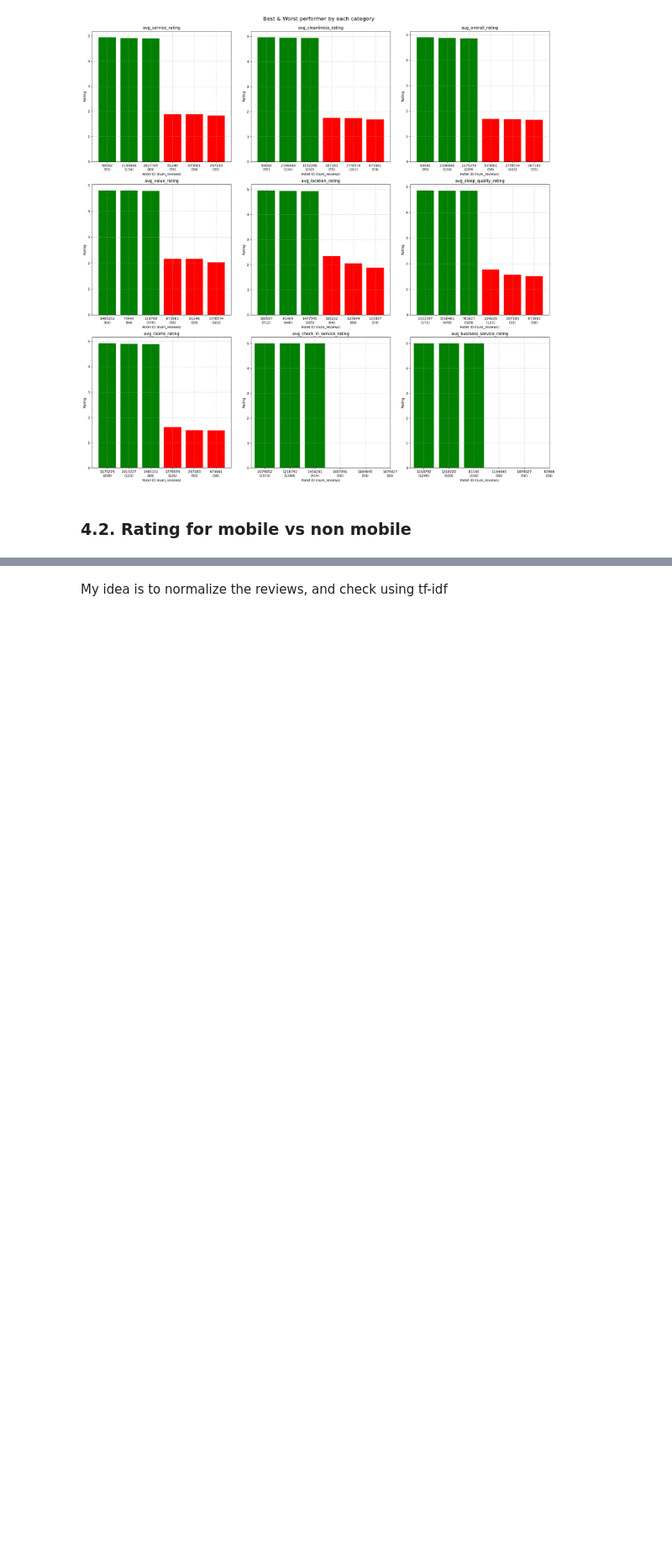
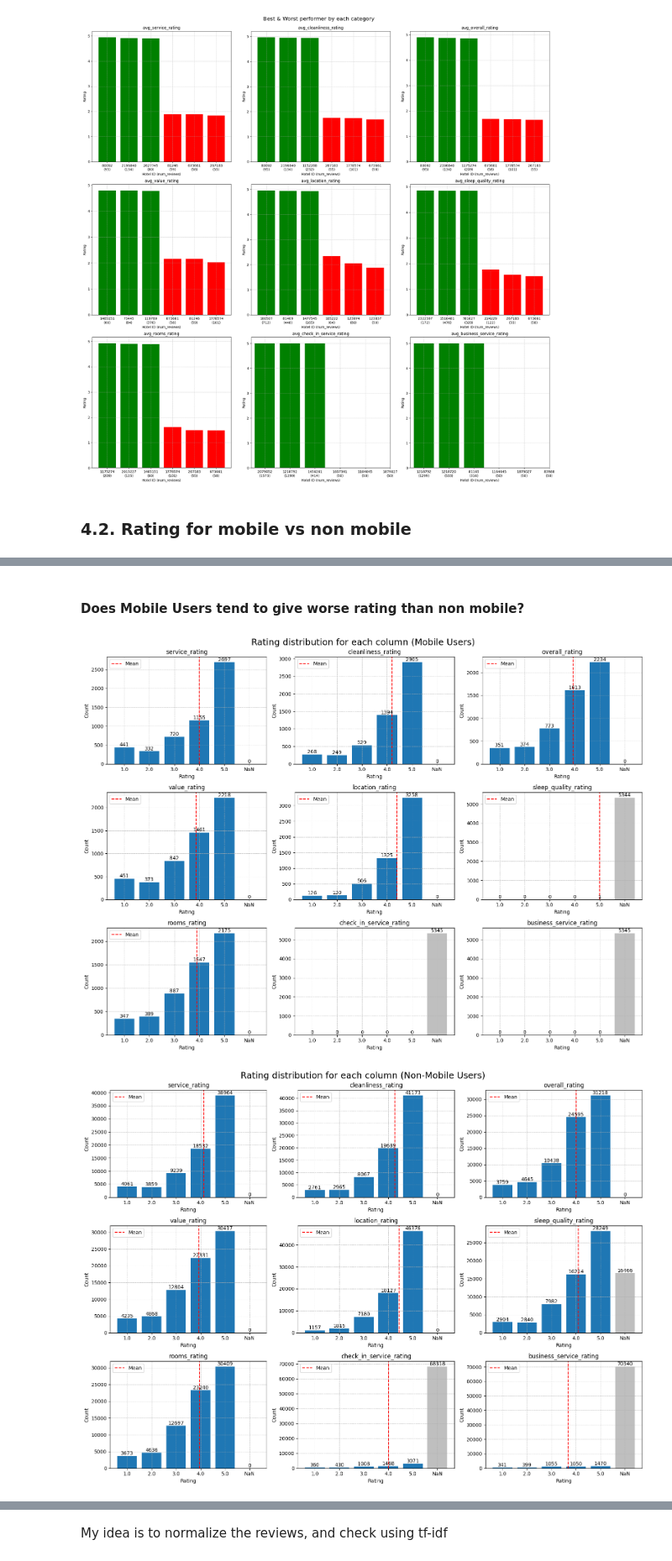
Before and after one commit to nadiavictoria/IS512-Hotel-Analytics, a Jupyter notebook: notebooks/02_exploratory_analysis.ipynb, the cells around one changed output, grey strips where cells are left out. Shown at 84% size. Saved outputs shown, nothing was run; the diff lists cells and outputs as text; code cells hidden in the pictures; blank space fills up the shorter version.

Commit message:
mobile vs non mobile rating observation

```diff
--- a/notebooks/02_exploratory_analysis.ipynb
+++ b/notebooks/02_exploratory_analysis.ipynb
@@ -1149,3 +1149,8 @@ plt.show()
 [figure]
 # %% [markdown]
 ### **4.2. Rating for mobile vs non mobile**
+# %%
+reviews_df
+
+mobile_df = reviews_df[reviews_df['via_mobile'] == 1]
+non_mobile_df = reviews_df[reviews_df['via_mobile'] == 0]
@@ -1151,0 +1181,58 @@ plt.show()
+# %% [markdown]
+#### **Does Mobile Users tend to give worse rating than non mobile?**
+# %%
+rating_column = ['service_rating','cleanliness_rating','overall_rating','value_rating','location_rating','sleep_quality_rating','rooms_rating','check_in_service_rating','business_service_rating']
+
+df_title = ['Mobile Users', 'Non-Mobile Users']
+df_list = [mobile_df, non_mobile_df]
+
+for title, df in zip(df_title, df_list):
+    # Prepare subplot (3x3 for compactness)
+    fig, ax = plt.subplots(nrows=3, ncols=3, figsize=(16,12))
+    ax = ax.flatten()
+
+    # Loop for each column
+    for i, col in enumerate(rating_column):
+
+        # Get the mean for vertical line
+        mean = df[col].mean()
+
+        # Replace NaN with string "NaN"
+        df_filled = df[col].fillna('NaN').astype(str)
+
+        # Do value_counts()
+        counts = df_filled.value_counts()
+
+        # Reindex so that we can show the NaN values as well
+        counts = counts.reindex(['1.0', '2.0', '3.0', '4.0', '5.0', 'NaN'], fill_value=0)
+        colors = ['C0'] * 5 + ['gray']      # Set the color of the bar for each index
+
+        # Plot the bar in the subplot
+        bars = ax[i].bar(counts.index, counts.values, color=colors)
+
+        # Add counts on top of each bar
+        for bar in bars:
+            height = bar.get_height()
+            ax[i].text(bar.get_x() + bar.get_width()/2, height + 1, str(height), ha='center', va='bottom', fontsize=10)
+
+        # Set the alpha of the NaN to semi-transparent
+        bars[-1].set_alpha(0.5)
+
+        # Only draw mean if numeric, ignore NaN
+        if not np.isnan(mean):
+            # Find position on x-axis
+            mean_pos = mean - 1  # Subtract position by 1
+            ax[i].axvline(mean_pos, color='red', linestyle='--', label='Mean')
+            ax[i].legend()
+
+        ax[i].set_title(f'{col}')
+        ax[i].set_xlabel('Rating')
+        ax[i].set_ylabel('Count')
+        ax[i].grid(linestyle = '--', linewidth = 0.5)
+
+    plt.suptitle(f'Rating distribution for each column ({title})', fontsize=18)
+    plt.tight_layout()
+    plt.show()
+# %% [output]
+[figure, added]
+[figure, added]
```
Also changed, not shown: parts of 9 cells of this notebook.
